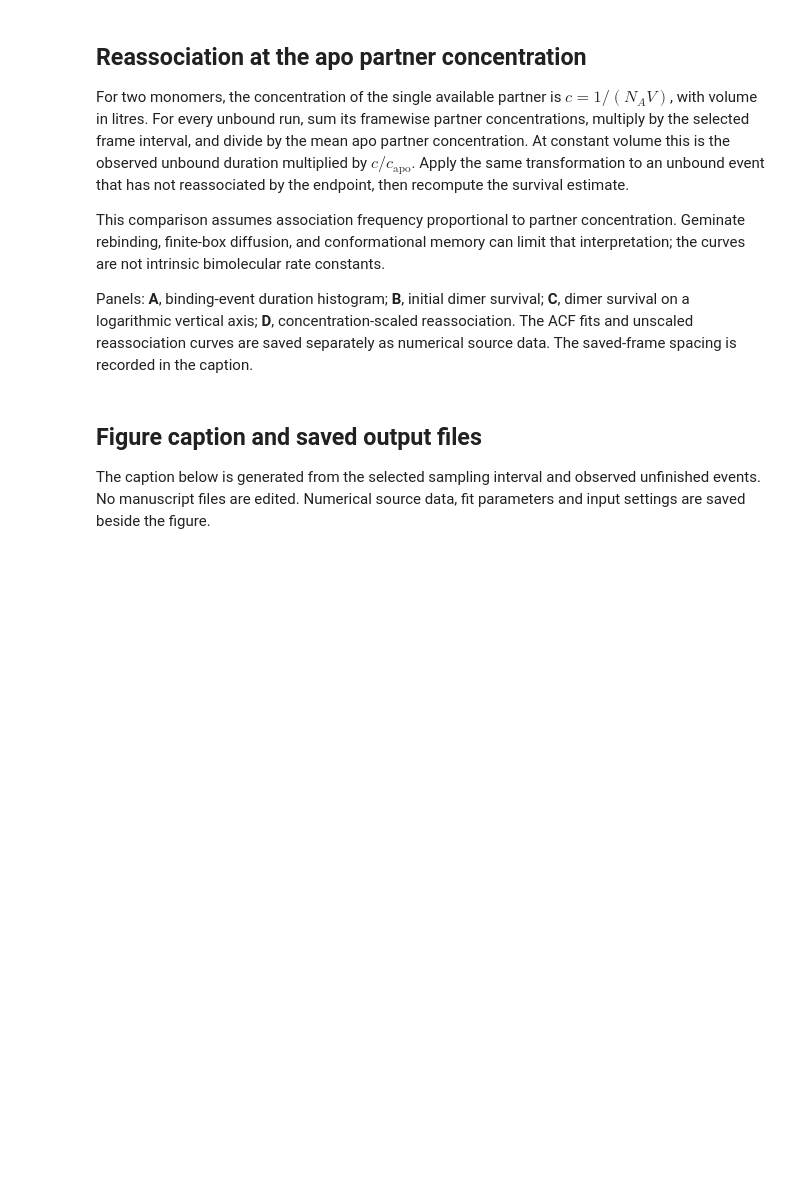
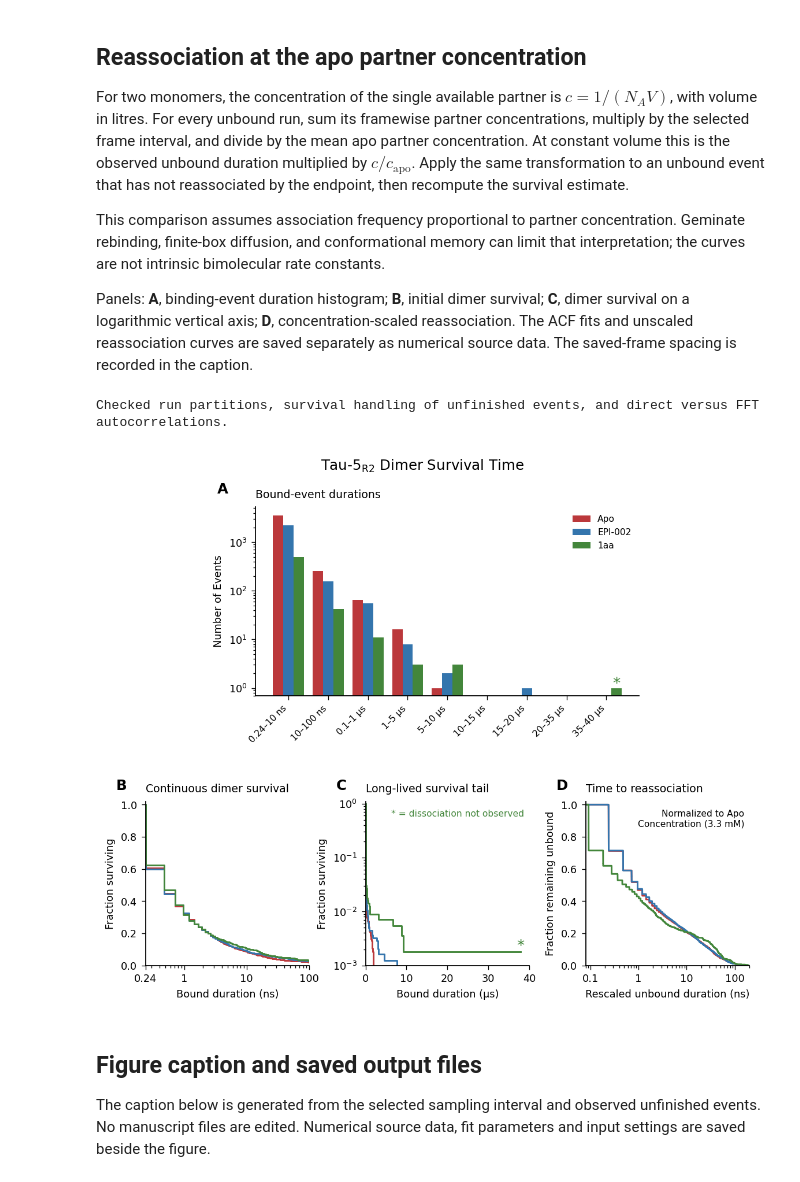
Before and after one commit to paulrobustelli/Zhu_Sisk_AR_oligomers_2025, a Jupyter notebook: dissociation_kinetics.ipynb, the cells around one changed output. Cells and saved outputs as stored; diff of their text form; code cells hidden in the pictures; blank space fills up the shorter version.

Commit message:
Recompute Figure S2 at 0.24 ns with log-time survival axes and updated SI

```diff
--- a/dissociation_kinetics.ipynb
+++ b/dissociation_kinetics.ipynb
@@ -9,18 +11,17 @@ All generated figures and numerical source data go into `OUTPUT_DIR`. The saved-
 # %%
 from pathlib import Path
 
-# Set each trajectory to the corresponding full-resolution DCD path before running.
-# None prevents accidentally analyzing downsampled files with the new frame spacing.
-DATA_DIR = Path("trajectory")
+# EDIT THIS CELL when switching to verified full-resolution coordinates.
+DATA_DIR = Path("r1r2")
 OUTPUT_DIR = Path("outputs/dissociation_kinetics")
-FRAME_INTERVAL_NS = 0.24  # Saved-frame spacing, not a tCCA or MSM lag time.
+FRAME_INTERVAL_NS = 0.24  # Saved-frame interval confirmed by the trajectory provider.
 SYSTEMS = [
-    dict(name="Apo", trajectory=None,
-         topology="R2_dimer.pdb", color="#BB383B"),
-    dict(name="EPI-002", trajectory=None,
-         topology="R2_dimer.pdb", color="#3475AD"),
-    dict(name="1aa", trajectory=None,
-         topology="R2_dimer.pdb", color="#43863B"),
+    dict(name="Apo", trajectory="apo/protein.100us.dcd",
+         topology="epi002/R2_dimer.pdb", color="#BB383B"),
+    dict(name="EPI-002", trajectory="epi002/protein.100us.dcd",
+         topology="epi002/R2_dimer.pdb", color="#3475AD"),
+    dict(name="1aa", trajectory="cam1/protein.85us.dcd",
+         topology="epi002/R2_dimer.pdb", color="#43863B"),
 ]
 # For protein+ligand files, set the corresponding matching protein+ligand PDB above.
 CA_PER_MONOMER = 24  # First 24 protein Cα atoms versus next 24; verify for other constructs.
@@ -247,15 +259,17 @@ for name,r in results.items():
         assert np.all(np.diff(curve["y"])<=1e-12)
         assert np.all((curve["y"]>=0)&(curve["y"]<=1))
 print("Checked run partitions, survival handling of unfinished events, and direct versus FFT autocorrelations.")
+# %% [output]
+Checked run partitions, survival handling of unfinished events, and direct versus FFT autocorrelations.
 # %%
 plt.rcParams.update({"font.family":"DejaVu Sans","font.size":8,"axes.spines.top":False,
                      "axes.spines.right":False,"pdf.fonttype":42,"ps.fonttype":42,"svg.fonttype":"none"})
-fig=plt.figure(figsize=(9.0,6.5),dpi=160)
+fig=plt.figure(figsize=(7.3,6.2),dpi=160)
 grid=fig.add_gridspec(2,6,height_ratios=[1.15,1])
 ax=[fig.add_subplot(grid[0,1:5])]+[fig.add_subplot(grid[1,j:j+2]) for j in (0,2,4)]
-fig.suptitle(r"Tau-5$_{\mathrm{R2}}$ self-association kinetics",fontsize=11,y=.985)
-titles=["Dimer binding-event durations","Dimer survival",
-        "Dimer survival: long-time behavior","Concentration-scaled reassociation"]
+fig.suptitle(r"Tau-5$_{\mathrm{R2}}$ Dimer Survival Time",fontsize=11,y=.985)
+titles=["Bound-event durations","Continuous dimer survival",
+        "Long-lived survival tail","Time to reassociation"]
 # Restore the short-event category automatically for higher-resolution reruns.
 edge_candidates=np.array([.01,.1,1,5,10,15,20,35,40])
 edges=np.r_[DT_US,edge_candidates[edge_candidates>DT_US]]
@@ -277,43 +291,48 @@ for i,(name,r) in enumerate(results.items()):
     for j,(count,nc) in enumerate(zip(counts,unfinished)):
         histogram_rows.append(dict(condition=name,lower_us=float(edges[j]),upper_us=float(edges[j+1]),
                                    observed_bound_runs=int(count),dissociation_not_observed=int(nc)))
         if nc:
             ax[0].annotate(r"$*$", xy=(xpos[j],count), xytext=(0,4),
                            textcoords="offset points", ha="center", va="center",
                            color=color, fontsize=12, annotation_clip=True)
     for panel,kind in [(1,"bound"),(2,"bound"),(3,"unbound_normalized")]:
         curve=curves[name][kind]
-        ax[panel].step(curve["x"],curve["y"],where="post",color=color,lw=1.3)
+        scale=1000 if panel in [1,3] else 1
+        ax[panel].step(curve["x"]*scale,curve["y"],where="post",color=color,lw=1.3)
         if kind=="bound":
             for t_end in curve["durations"][~curve["transitions"]]:
                 value=curve["y"][np.searchsorted(curve["x"],t_end,side="right")-1]
-                ax[panel].annotate(r"$*$", xy=(t_end,value), xytext=(0,5),
+                ax[panel].annotate(r"$*$", xy=(t_end*scale,value), xytext=(0,5),
                                    textcoords="offset points", ha="center", va="center",
                                    color=color, fontsize=12, annotation_clip=True)
 for i,a in enumerate(ax):
-    a.set_title(titles[i],loc="left",fontsize=8,pad=7)
-    a.text(-.10 if i==0 else -.18,1.07,"ABCD"[i],transform=a.transAxes,fontweight="bold",fontsize=11)
+    a.set_title(titles[i],loc="left",fontsize=8.5,pad=7)
+    a.text(-.10 if i==0 else -.18,1.07,"ABCDEF"[i],transform=a.transAxes,fontweight="bold",fontsize=11)
     a.tick_params(direction="out",length=3,width=.6)
     if i>=1:
-        a.set_ylabel("Fraction remaining associated" if i in [1,2] else "Fraction remaining unbound")
+        a.set_ylabel("Fraction surviving" if i in [1,2] else "Fraction remaining unbound")
         a.set_ylim(0,1.02)
-ax[0].set(yscale="log",ylabel="Number of events")
+ax[0].set(yscale="log",ylabel="Number of Events")
 ax[0].set_ylim(bottom=.7)
 ax[0].set_xticks(np.arange(len(labels)))
 ax[0].set_xticklabels(labels,rotation=45,ha="right",fontsize=7)
 ax[0].legend(frameon=False,fontsize=7)
-ax[1].set(xlim=(0,PLOT_BOUND_INITIAL_US),xlabel="Time since association (µs)")
-ax[2].set(yscale="log",ylim=(1e-3,1.1),xlim=(0,max(PLOT_BOUND_TAIL_US,max_bound*1.03)),xlabel="Time since association (µs)")
-ax[3].set(xlim=(0,PLOT_NORMALIZED_UNBOUND_US),xlabel="Scaled time since dissociation (µs)")
-ax[3].text(.97,.95,f"Reference partner concentration\n{reference_concentration*1000:.2f} mM (apo)",
+ax[1].set(xscale="log",xlim=(0.24,100),xlabel="Bound duration (ns)")
+ax[1].set_xticks([.24,1,10,100],labels=["0.24","1","10","100"])
+ax[2].set(yscale="log",ylim=(1e-3,1.1),xlim=(0,max(PLOT_BOUND_TAIL_US,max_bound*1.03)),xlabel="Bound duration (µs)")
+ax[3].set(xscale="log",xlim=(0.08,200),xlabel="Rescaled unbound duration (ns)")
+ax[3].set_xticks([.1,1,10,100],labels=["0.1","1","10","100"])
+ax[3].text(.97,.95,f"Normalized to Apo\nConcentration ({reference_concentration*1000:.1f} mM)",
            transform=ax[3].transAxes,ha="right",va="top",fontsize=7)
 fig.subplots_adjust(left=.09,right=.985,bottom=.10,top=.90,wspace=1.05,hspace=.60)
 ax[2].text(.97,.95,"* = dissociation not observed",transform=ax[2].transAxes,
            ha="right",va="top",fontsize=7,color=results["1aa"]["config"]["color"])
 for extension in ["pdf","svg","png"]:
     fig.savefig(OUTPUT_DIR/f"Figure_S2.{extension}",dpi=600)
 save_rows("histogram_counts.csv",histogram_rows)
 plt.show()
+# %% [output]
+[figure, added]
 # %% [markdown]
 ## Figure caption and saved output files
 The caption below is generated from the selected sampling interval and observed unfinished events. No manuscript files are edited. Numerical source data, fit parameters and input settings are saved beside the figure.
```
Also changed, not shown: parts of 4 cells of this notebook, 5 other files.
